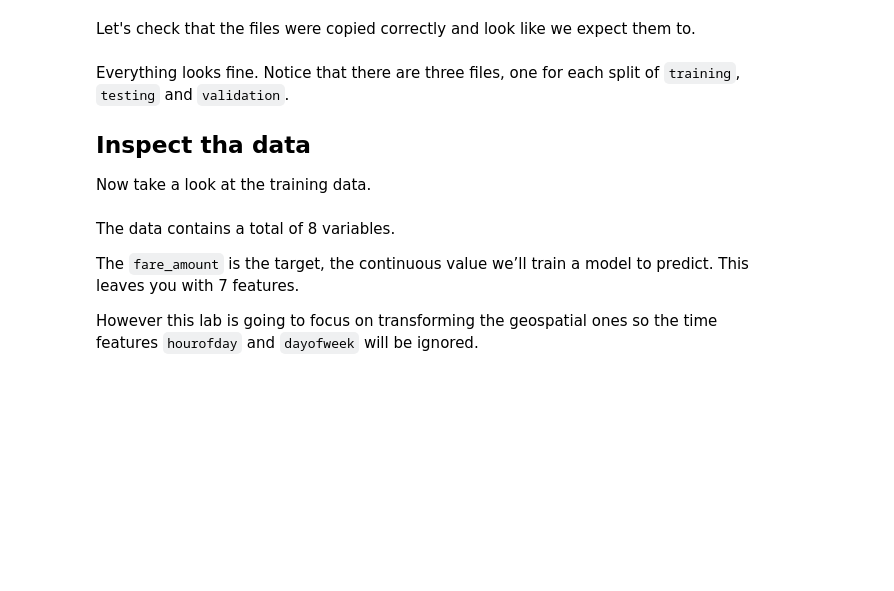
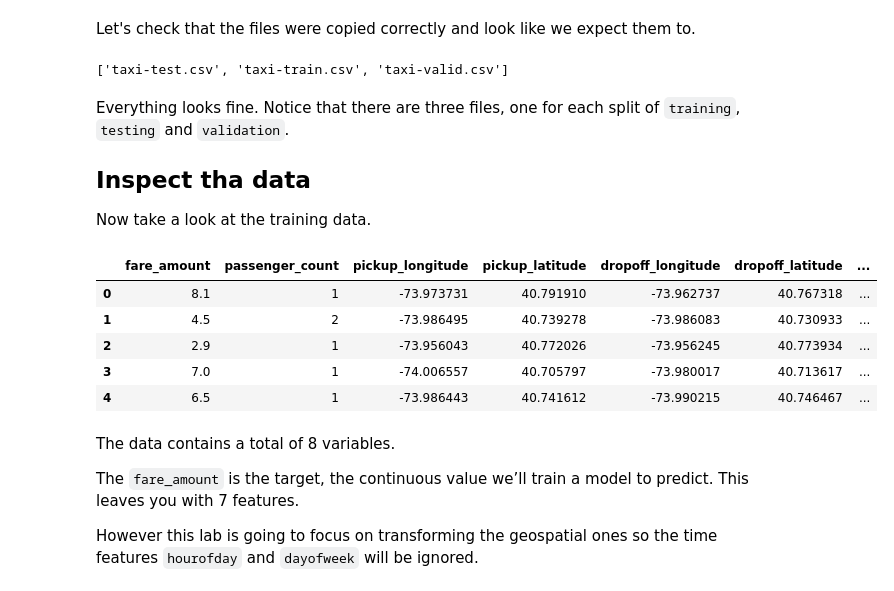
Before and after one commit to zhulingchen/Machine-Learning-Engineering-for-Production-MLOps-Specialization, a Jupyter notebook: Machine Learning Modeling Pipelines in Production/C3W2-Lab/C3_W2_Lab_1_Manual_Dimensionality.ipynb, the cells around one changed output. Drawn from its saved outputs; the diff is of its cells as text; code cells hidden in the pictures; blank space fills up the shorter version.

```diff
--- a/Machine Learning Modeling Pipelines in Production/C3W2-Lab/C3_W2_Lab_1_Manual_Dimensionality.ipynb
+++ b/Machine Learning Modeling Pipelines in Production/C3W2-Lab/C3_W2_Lab_1_Manual_Dimensionality.ipynb
@@ -55,3 +72,7 @@ Let's check that the files were copied correctly and look like we expect them to
+# %%
+os.listdir(data_folder)
+# %% [output]
+['taxi-test.csv', 'taxi-train.csv', 'taxi-valid.csv']
 # %% [markdown]
 Everything looks fine. Notice that there are three files, one for each split of `training`, `testing` and `validation`.
 
@@ -59,7 +80,14 @@ Everything looks fine. Notice that there are three files, one for each split of
 
 Now take a look at the training data.
 # %%
-pd.read_csv('/tmp/data/taxi-train.csv').head()
+pd.read_csv(os.path.join(data_folder, 'taxi-train.csv')).head()
+# %% [output]
+|  | fare_amount | passenger_count | pickup_longitude | pickup_latitude | dropoff_longitude | dropoff_latitude | ... |
+| 0 | 8.1 | 1 | -73.973731 | 40.791910 | -73.962737 | 40.767318 | ... |
+| 1 | 4.5 | 2 | -73.986495 | 40.739278 | -73.986083 | 40.730933 | ... |
+| 2 | 2.9 | 1 | -73.956043 | 40.772026 | -73.956245 | 40.773934 | ... |
+| 3 | 7.0 | 1 | -74.006557 | 40.705797 | -73.980017 | 40.713617 | ... |
+| 4 | 6.5 | 1 | -73.986443 | 40.741612 | -73.990215 | 40.746467 | ... |
 # %% [markdown]
 The data contains a total of 8 variables.
 
```
Also changed, not shown: parts of 13 cells of this notebook, 3 other files.
